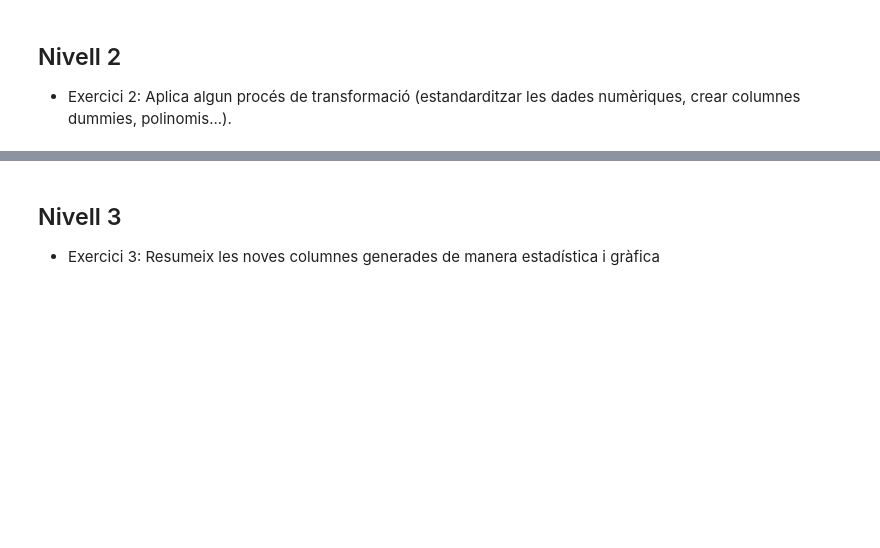
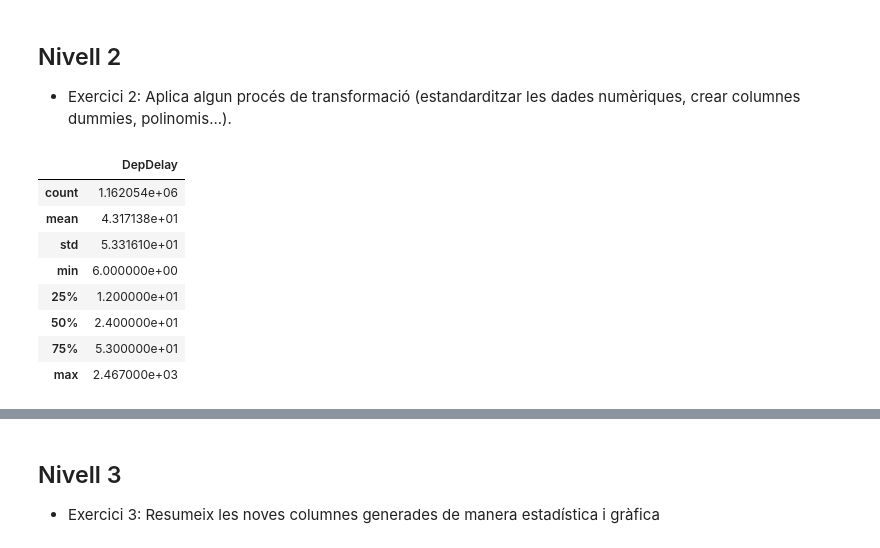
Before and after one commit to Yms002/Ejercicios, a Jupyter notebook: S11_T01/S11_T01 - Practicant amb training i test sets.ipynb, the cells around one changed output, grey strips where cells are left out. Saved outputs shown, nothing was run; the diff lists cells and outputs as text; code cells hidden in the pictures; blank space fills up the shorter version.

```diff
--- a/S11_T01/S11_T01 - Practicant amb training i test sets.ipynb
+++ b/S11_T01/S11_T01 - Practicant amb training i test sets.ipynb
@@ -151,3 +147,17 @@ Si comparamos el dataset original con el train y el test, podemos ver que los re
 ## Nivell 2
 
 - Exercici 2: Aplica algun procés de transformació (estandarditzar les dades numèriques, crear columnes dummies, polinomis...).
+# %%
+# Para estandarizar datos, nos centraremos en Departure Delay. Usaremos RobustScaler, para tratar con posibles outliers:
+dept = train.DepDelay.to_frame()
+dept.describe()
+# %% [output]
+|  | DepDelay |
+| count | 1.162054e+06 |
+| mean | 4.317138e+01 |
+| std | 5.331610e+01 |
+| min | 6.000000e+00 |
+| 25% | 1.200000e+01 |
+| 50% | 2.400000e+01 |
+| 75% | 5.300000e+01 |
+| max | 2.467000e+03 |
```
Also changed, not shown: parts of 9 cells of this notebook.
